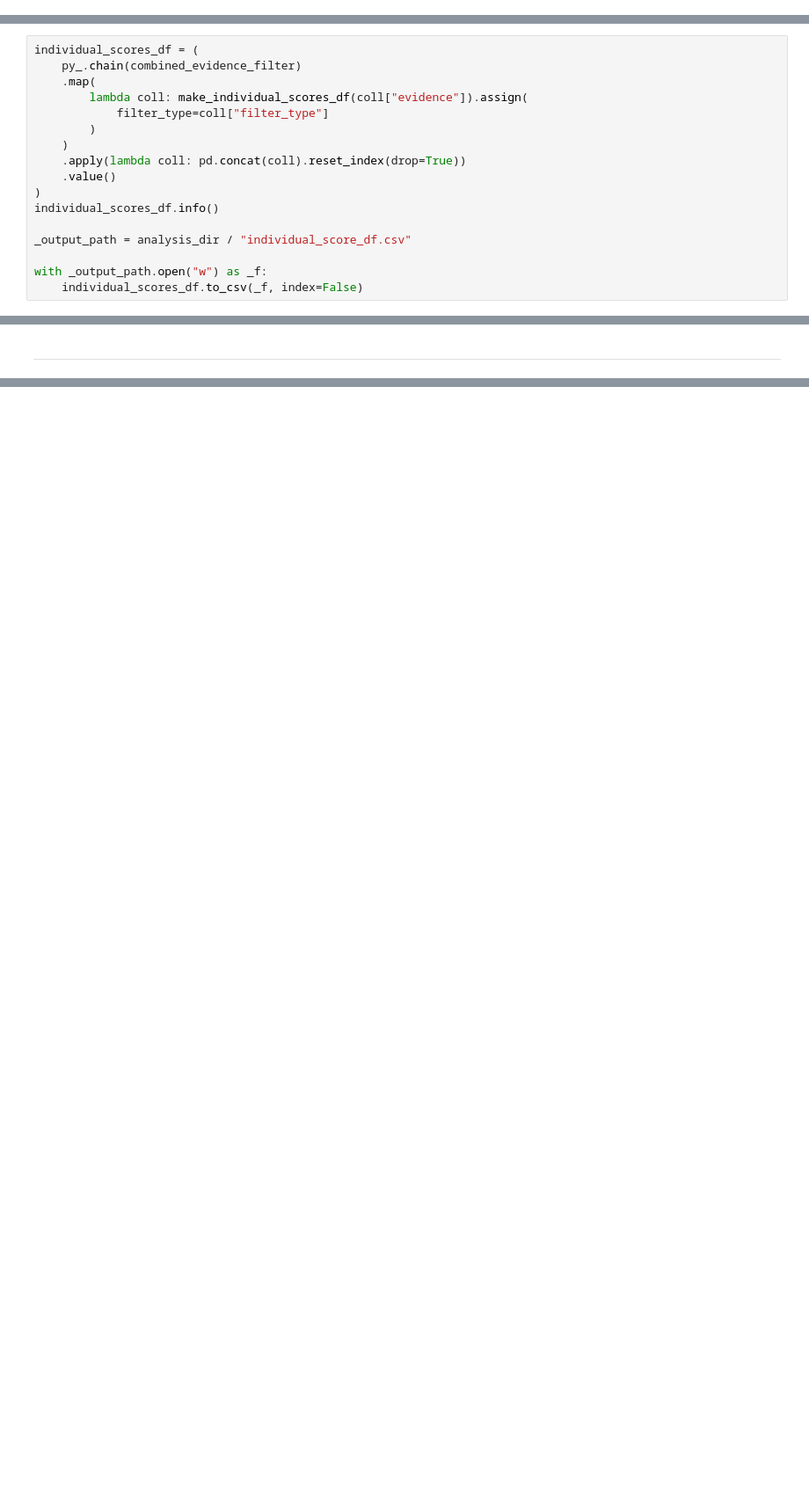
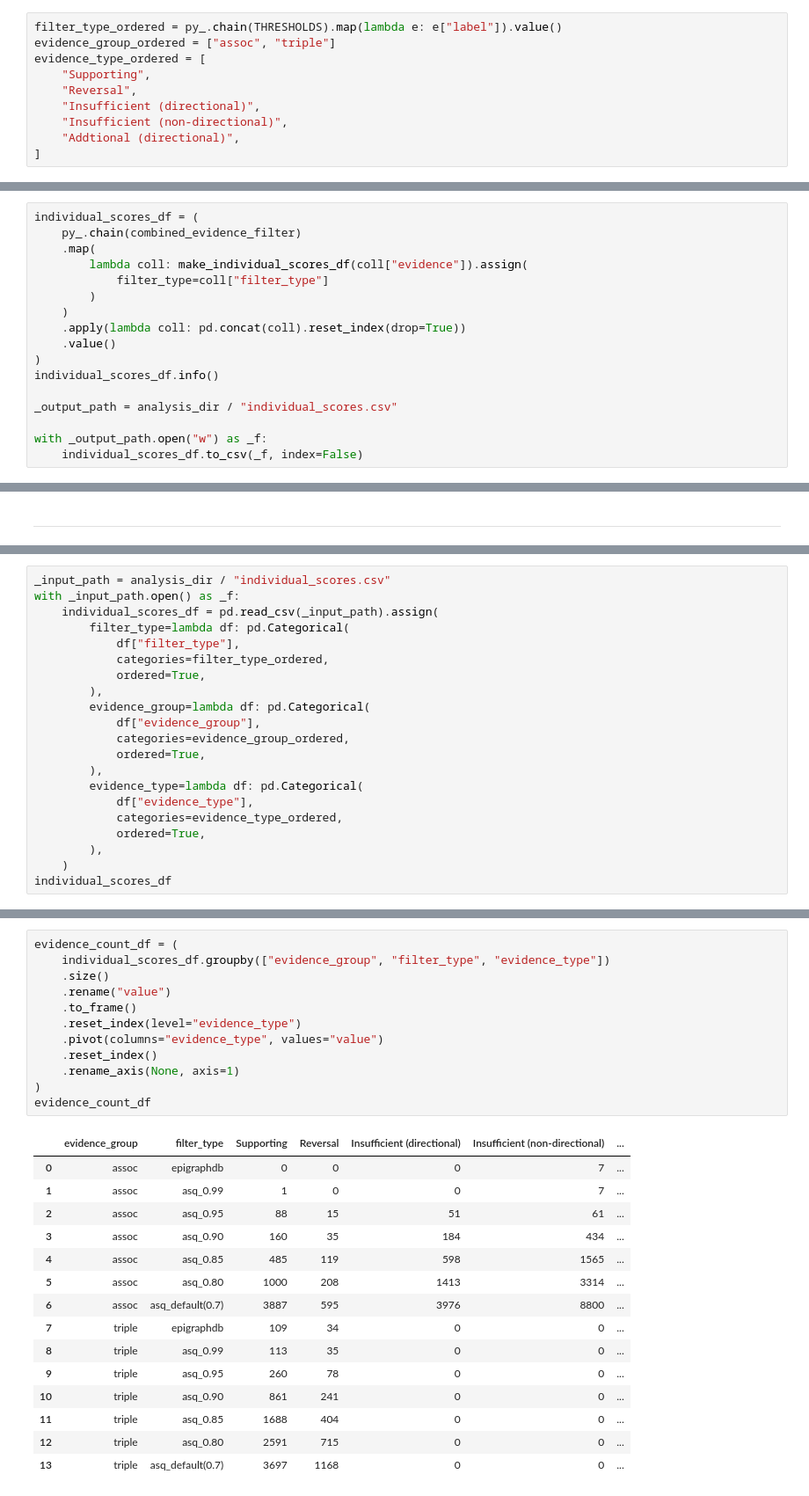
Before and after one commit to MRCIEU/epigraphdb-asq, a Jupyter notebook: analysis/notebooks/manuscript/empirical-analysis-2-1-plot.ipynb, the cells around one changed output, grey strips where cells are left out. Shown: that part at 88% size. Saved outputs shown, nothing was run; the diff lists cells and outputs as text; blank space fills up the shorter version.

```diff
--- a/analysis/notebooks/manuscript/empirical-analysis-2-1-plot.ipynb
+++ b/analysis/notebooks/manuscript/empirical-analysis-2-1-plot.ipynb
@@ -14,2 +5,12 @@ filter_type = [
+# %%
+filter_type_ordered = py_.chain(THRESHOLDS).map(lambda e: e["label"]).value()
+evidence_group_ordered = ["assoc", "triple"]
+evidence_type_ordered = [
+    "Supporting",
+    "Reversal",
+    "Insufficient (directional)",
+    "Insufficient (non-directional)",
+    "Addtional (directional)",
+]
 # %% [markdown]
 ----
@@ -127,7 +143,7 @@ individual_scores_df = (
 )
 individual_scores_df.info()
 
-_output_path = analysis_dir / "individual_score_df.csv"
+_output_path = analysis_dir / "individual_scores.csv"
 
 with _output_path.open("w") as _f:
     individual_scores_df.to_csv(_f, index=False)
@@ -370,0 +172,21 @@ plt.show()
+# %%
+_input_path = analysis_dir / "individual_scores.csv"
+with _input_path.open() as _f:
+    individual_scores_df = pd.read_csv(_input_path).assign(
+        filter_type=lambda df: pd.Categorical(
+            df["filter_type"],
+            categories=filter_type_ordered,
+            ordered=True,
+        ),
+        evidence_group=lambda df: pd.Categorical(
+            df["evidence_group"],
+            categories=evidence_group_ordered,
+            ordered=True,
+        ),
+        evidence_type=lambda df: pd.Categorical(
+            df["evidence_type"],
+            categories=evidence_type_ordered,
+            ordered=True,
+        ),
+    )
+individual_scores_df
@@ -370,0 +207,28 @@ plt.show()
+# %%
+evidence_count_df = (
+    individual_scores_df.groupby(["evidence_group", "filter_type", "evidence_type"])
+    .size()
+    .rename("value")
+    .to_frame()
+    .reset_index(level="evidence_type")
+    .pivot(columns="evidence_type", values="value")
+    .reset_index()
+    .rename_axis(None, axis=1)
+)
+evidence_count_df
+# %% [output]
+|  | evidence_group | filter_type | Supporting | Reversal | Insufficient (directional) | Insufficient (non-directional) | ... |
+| 0 | assoc | epigraphdb | 0 | 0 | 0 | 7 | ... |
+| 1 | assoc | asq_0.99 | 1 | 0 | 0 | 7 | ... |
+| 2 | assoc | asq_0.95 | 88 | 15 | 51 | 61 | ... |
+| 3 | assoc | asq_0.90 | 160 | 35 | 184 | 434 | ... |
+| 4 | assoc | asq_0.85 | 485 | 119 | 598 | 1565 | ... |
+| 5 | assoc | asq_0.80 | 1000 | 208 | 1413 | 3314 | ... |
+| 6 | assoc | asq_default(0.7) | 3887 | 595 | 3976 | 8800 | ... |
+| 7 | triple | epigraphdb | 109 | 34 | 0 | 0 | ... |
+| 8 | triple | asq_0.99 | 113 | 35 | 0 | 0 | ... |
+| 9 | triple | asq_0.95 | 260 | 78 | 0 | 0 | ... |
+| 10 | triple | asq_0.90 | 861 | 241 | 0 | 0 | ... |
+| 11 | triple | asq_0.85 | 1688 | 404 | 0 | 0 | ... |
+| 12 | triple | asq_0.80 | 2591 | 715 | 0 | 0 | ... |
+| 13 | triple | asq_default(0.7) | 3697 | 1168 | 0 | 0 | ... |
```
Also changed, not shown: parts of 17 cells of this notebook, 3 other files.
